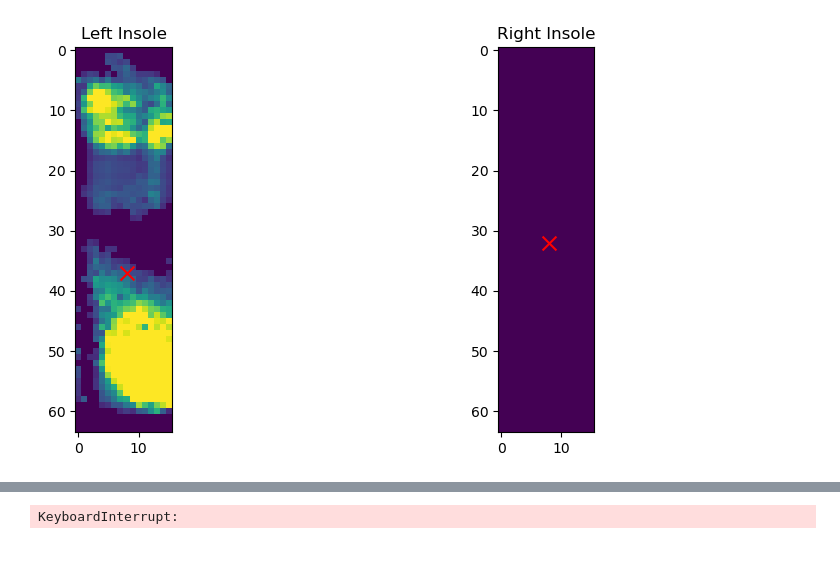
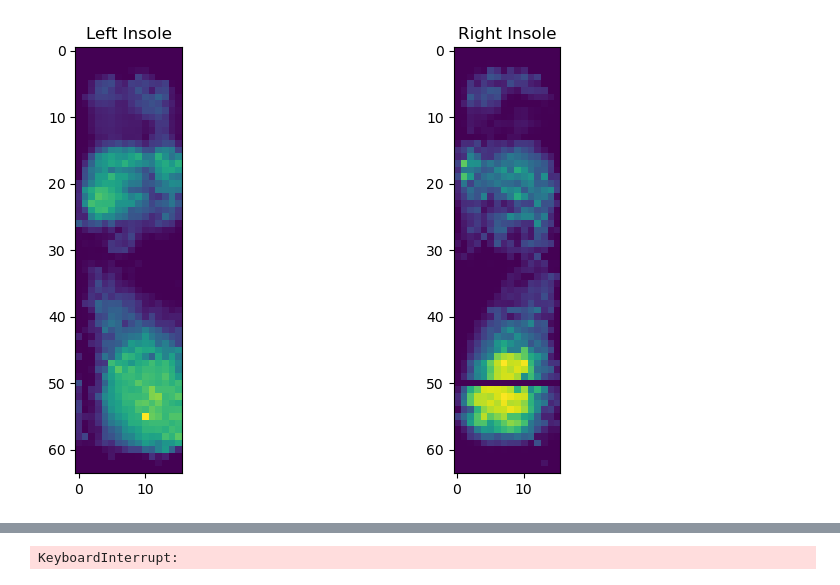
Before and after one commit to acheng41/PrecisionCareMedicine, a Jupyter notebook: anatomical_foot_segmentation.ipynb, the cells around one changed output, grey strips where cells are left out. Cells and saved outputs as stored; diff of their text form; code cells hidden in the pictures; blank space fills up the shorter version.

```diff
--- a/anatomical_foot_segmentation.ipynb
+++ b/anatomical_foot_segmentation.ipynb
@@ -63,36 +14,29 @@ Session-wide Right Foot Center (x, y): [ 7. 32.]
-# %%
-# Choose a specific frame to display (here, index 1000).
-frame_index = 5000
-
-# Left Insole Heatmap: reshape
-insole_l = insoleAll_l[frame_index]
-img_l = np.reshape(insole_l, (64, 16), order='F')
-
-# Right Insole Heatmap: reshape
-insole_r = insoleAll_r[frame_index]
-img_r = np.reshape(insole_r, (64, 16), order='F')
-img_r = np.fliplr(img_r)
-
-# When plotting the right insole, adjust the foot center's x coordinate
-# because the image was flipped. For a 16-column image, the new x coordinate is:
-# new_x = (num_columns - 1) - original_x.
-foot_center_r = ( (16 - 1) - foot_center_r[0], foot_center_r[1] )
-
-# Create the subplots.
-fig, axs = plt.subplots(1, 2, figsize=(10, 5))
-
-# Left Insole Plot.
-axs[0].imshow(img_l)
-# Overlay the left foot center as a red 'x'.
-axs[0].scatter(foot_center_l[0], foot_center_l[1], color='red', marker='x', s=100)
-axs[0].set_title("Left Insole")
-
-# Right Insole Plot.
-axs[1].imshow(img_r)
-# Overlay the adjusted right foot center as a red 'x'.
-axs[1].scatter(foot_center_r[0], foot_center_r[1], color='red', marker='x', s=100)
-axs[1].set_title("Right Insole")
-
-plt.show()
-# %% [output]
-[figure, removed]
+# %%
+# Computing averages
+avg_l = np.mean(insoleAll_l, axis=0)  # Result is 1 x 1024
+avg_r = np.mean(insoleAll_r, axis=0)  # Result is 1 x 1024
+
+# Reshape the averages into 64 x 16 images
+img_avg_l = np.reshape(avg_l, (64, 16), order='F')
+img_avg_r = np.reshape(avg_r, (64, 16), order='F')
+
+# Flip right insole left-right and flip top half of both up-down
+img_avg_r = np.fliplr(img_avg_r)
+img_avg_l[:32, :] = np.flipud(img_avg_l[:32, :])
+img_avg_r[:32, :] = np.flipud(img_avg_r[:32, :])
+# %%
+# Create the subplots
+fig, axs = plt.subplots(1, 2, figsize=(10, 5))
+
+# Left Insole Plot
+axs[0].imshow(img_avg_l)
+axs[0].set_title("Left Insole")
+
+# Right Insole Plot
+axs[1].imshow(img_avg_r)
+axs[1].set_title("Right Insole")
+
+plt.tight_layout()
+plt.show()
+# %% [output]
+[figure, added]
```
Also changed, not shown: parts of 8 cells of this notebook, 2 other files.
